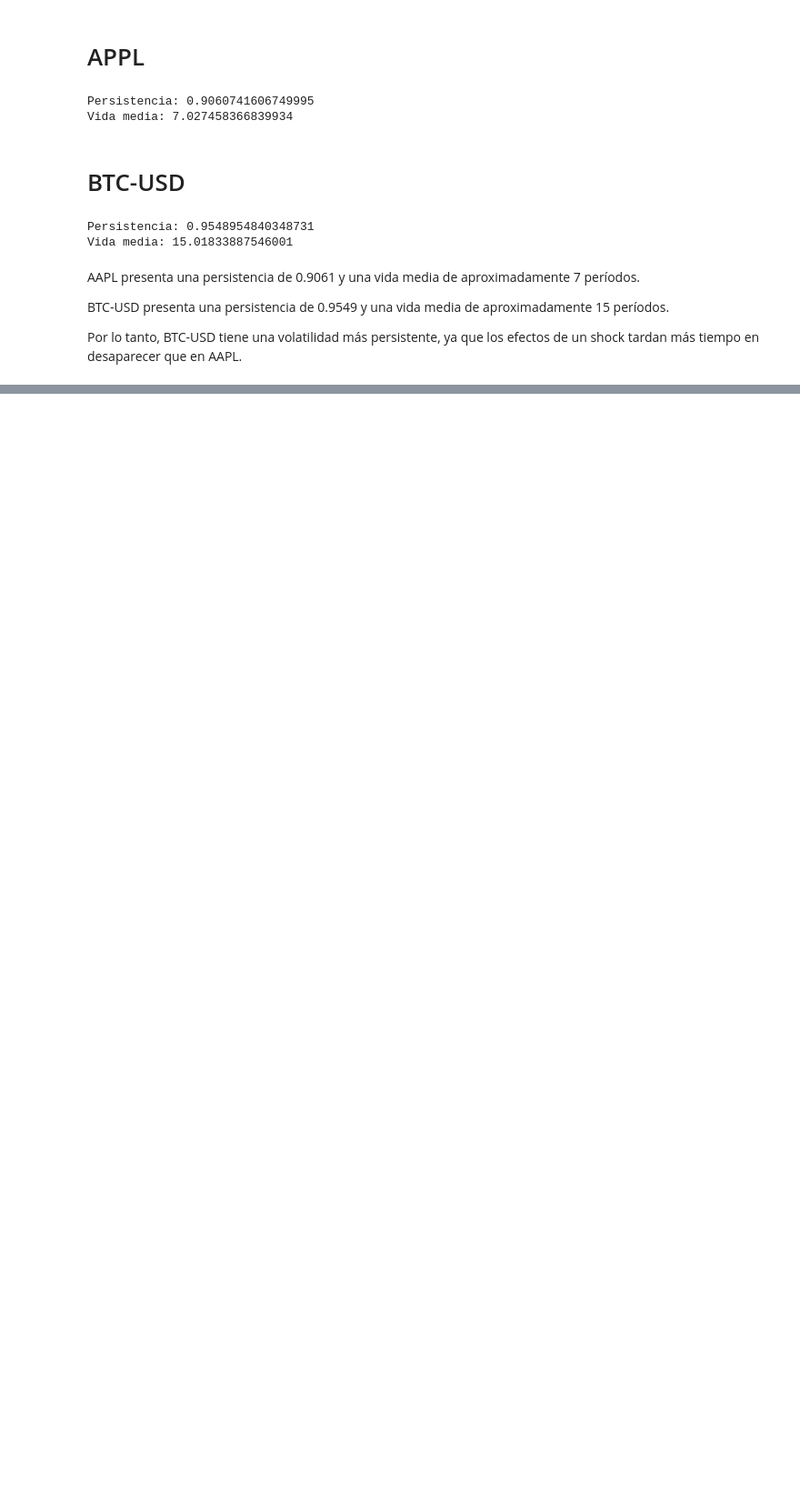
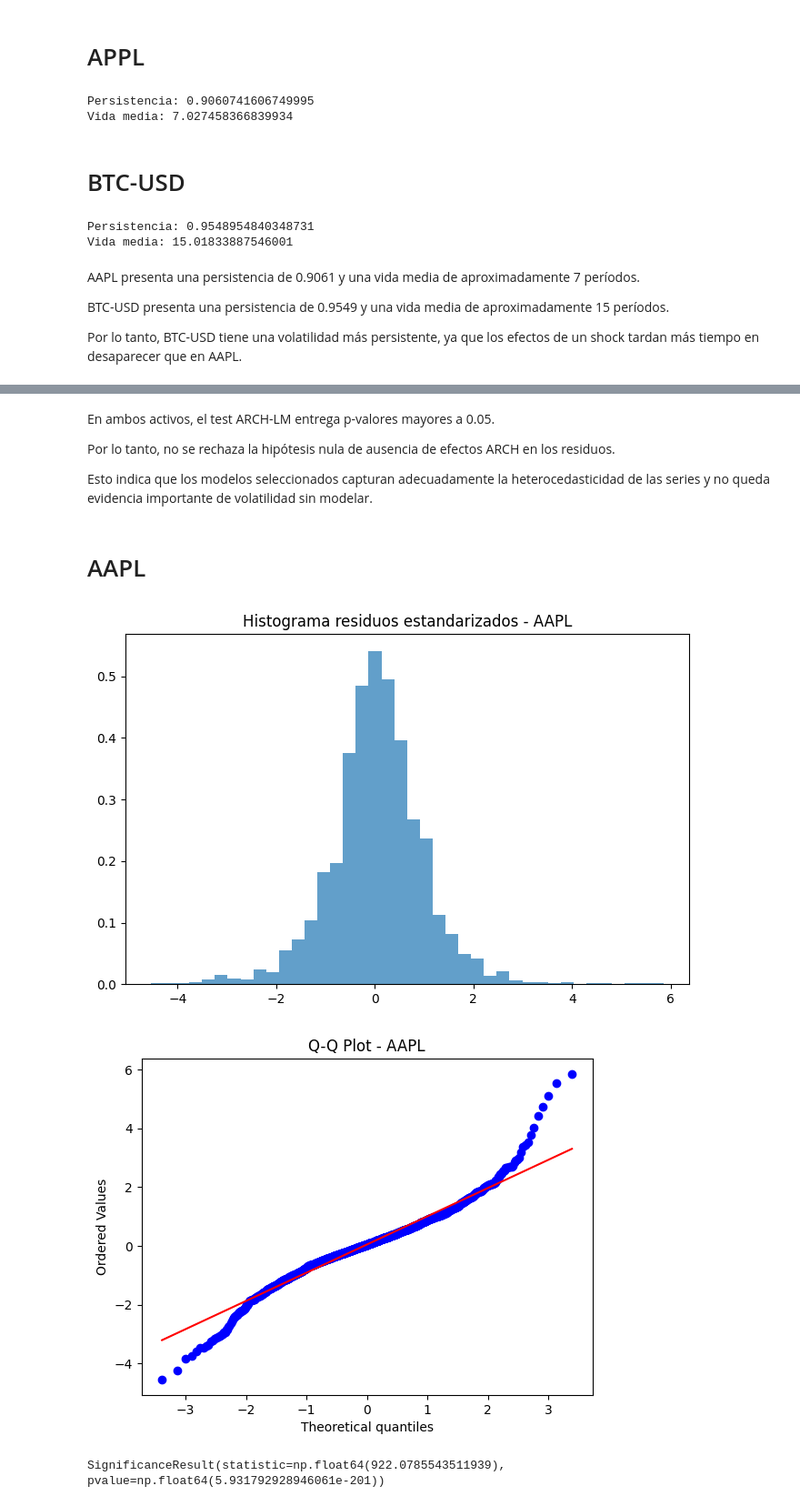
Before and after one commit to Antoniacifuentes/ds_finance_cifuentes, a Jupyter notebook: notebooks/hw5.ipynb, the cells around one changed output, grey strips where cells are left out. Shown at 91% size. Cells and saved outputs as stored; diff of their text form; code cells hidden in the pictures; blank space fills up the shorter version.

```diff
--- a/notebooks/hw5.ipynb
+++ b/notebooks/hw5.ipynb
@@ -1064,0 +1175,6 @@ Por lo tanto, BTC-USD tiene una volatilidad más persistente, ya que los efectos
+# %% [markdown]
+En ambos activos, el test ARCH-LM entrega p-valores mayores a 0.05.
+
+Por lo tanto, no se rechaza la hipótesis nula de ausencia de efectos ARCH en los residuos.
+
+Esto indica que los modelos seleccionados capturan adecuadamente la heterocedasticidad de las series y no queda evidencia importante de volatilidad sin modelar.
@@ -1064,0 +1185,19 @@ Por lo tanto, BTC-USD tiene una volatilidad más persistente, ya que los efectos
+# %% [markdown]
+# AAPL
+# %%
+plt.figure(figsize=(8,5))
+plt.hist(residuos_aapl, bins=40, density=True, alpha=0.7)
+plt.title("Histograma residuos estandarizados - AAPL")
+plt.show()
+
+stats.probplot(residuos_aapl, dist="norm", plot=plt)
+plt.title("Q-Q Plot - AAPL")
+plt.show()
+
+jb_aapl = jarque_bera(residuos_aapl)
+
+print(jb_aapl)
+# %% [output]
+[figure, added]
+[figure, added]
+SignificanceResult(statistic=np.float64(922.0785543511939), pvalue=np.float64(5.931792928946061e-201))
```
Also changed, not shown: parts of 22 cells of this notebook.
